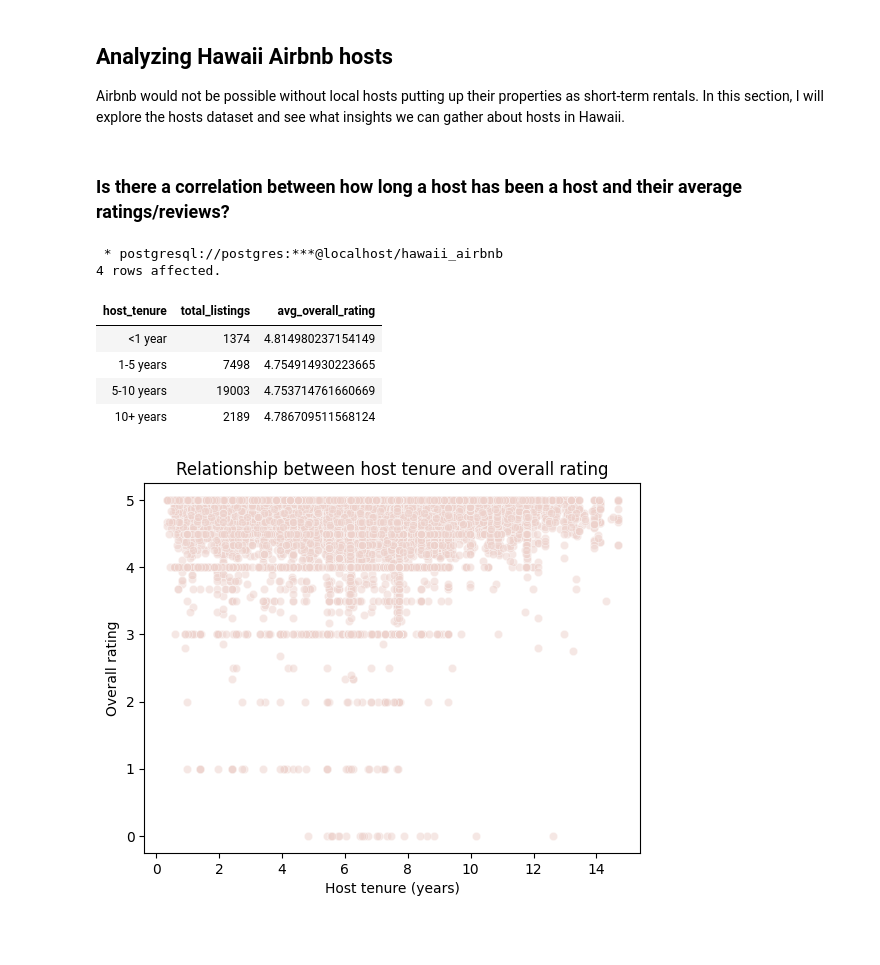
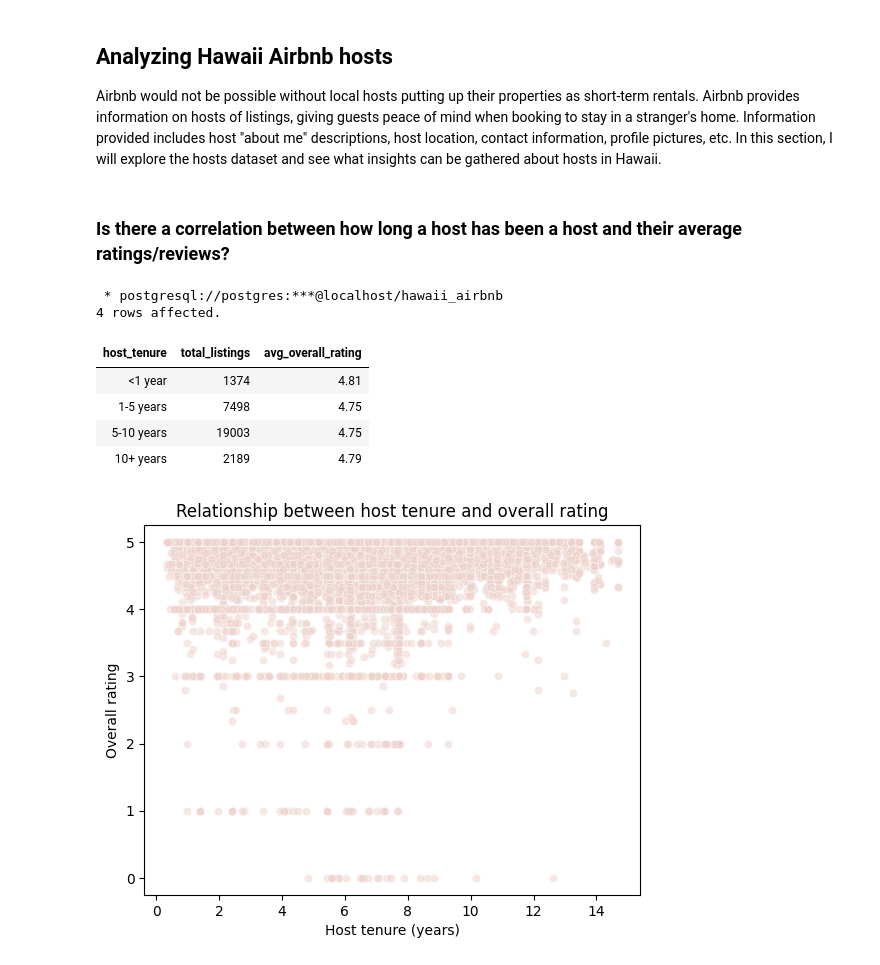
Before and after one commit to kaistops/Hawaii-Airbnb-Analysis, a Jupyter notebook: 5-Analyzing-Airbnb-Hosts.ipynb, the cells around one changed output. Cells and saved outputs as stored; diff of their text form; code cells hidden in the pictures; blank space fills up the shorter version.

Commit message:
Analyzing hosts

```diff
--- a/5-Analyzing-Airbnb-Hosts.ipynb
+++ b/5-Analyzing-Airbnb-Hosts.ipynb
@@ -1,45 +1,45 @@
 # %% [markdown]
 ## Analyzing Hawaii Airbnb hosts
 
-Airbnb would not be possible without local hosts putting up their properties as short-term rentals. In this section, I will explore the hosts dataset and see what insights we can gather about hosts in Hawaii.
+Airbnb would not be possible without local hosts putting up their properties as short-term rentals. Airbnb provides information on hosts of listings, giving guests peace of mind when booking to stay in a stranger's home. Information provided includes host "about me" descriptions, host location, contact information, profile pictures, etc. In this section, I will explore the hosts dataset and see what insights can be gathered about hosts in Hawaii.
 # %% [markdown]
 ### Is there a correlation between how long a host has been a host and their average ratings/reviews?
 # %%
 %%sql
 
 SELECT
   CASE
     WHEN CURRENT_DATE::date - host_since::date < 365 THEN '<1 year'
     WHEN CURRENT_DATE::date - host_since::date BETWEEN 365 AND 1825 THEN '1-5 years'
     WHEN CURRENT_DATE::date - host_since::date BETWEEN 1825 AND 3650 THEN '5-10 years'
     ELSE '10+ years'
   END AS host_tenure,
   COUNT(*) as total_listings,
-  AVG(review_scores_rating) AS avg_overall_rating
+  ROUND(AVG(review_scores_rating::DECIMAL), 2) AS avg_overall_rating
 FROM hosts
 JOIN listings USING (host_id)
 GROUP BY host_tenure,
   CASE
     WHEN CURRENT_DATE::date - host_since::date < 365 THEN 1
     WHEN CURRENT_DATE::date - host_since::date BETWEEN 365 AND 1825 THEN 2
     WHEN CURRENT_DATE::date - host_since::date BETWEEN 1825 AND 3650 THEN 3
     ELSE 4
   END
 ORDER BY
   CASE
     WHEN CURRENT_DATE::date - host_since::date < 365 THEN 1
     WHEN CURRENT_DATE::date - host_since::date BETWEEN 365 AND 1825 THEN 2
     WHEN CURRENT_DATE::date - host_since::date BETWEEN 1825 AND 3650 THEN 3
     ELSE 4
   END;
 # %% [output]
  * postgresql://postgres:***@localhost/hawaii_airbnb
 4 rows affected.
 | host_tenure | total_listings | avg_overall_rating |
-| <1 year | 1374 | 4.814980237154149 |
-| 1-5 years | 7498 | 4.754914930223665 |
-| 5-10 years | 19003 | 4.753714761660669 |
-| 10+ years | 2189 | 4.786709511568124 |
+| <1 year | 1374 | 4.81 |
+| 1-5 years | 7498 | 4.75 |
+| 5-10 years | 19003 | 4.75 |
+| 10+ years | 2189 | 4.79 |
 # %%
 with engine.connect() as conn:
     results = conn.execute(text("""
```
Also changed, not shown: parts of 1 cell of this notebook.
